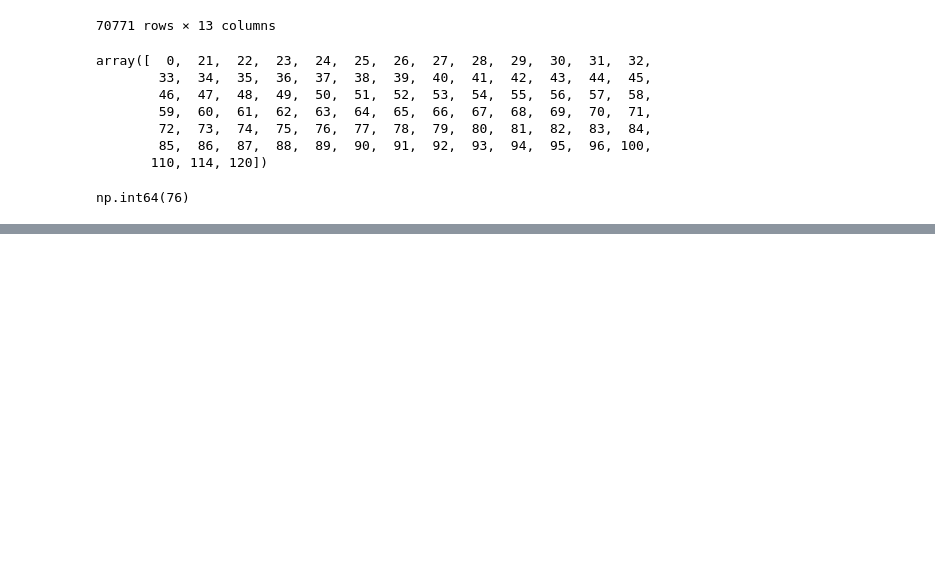
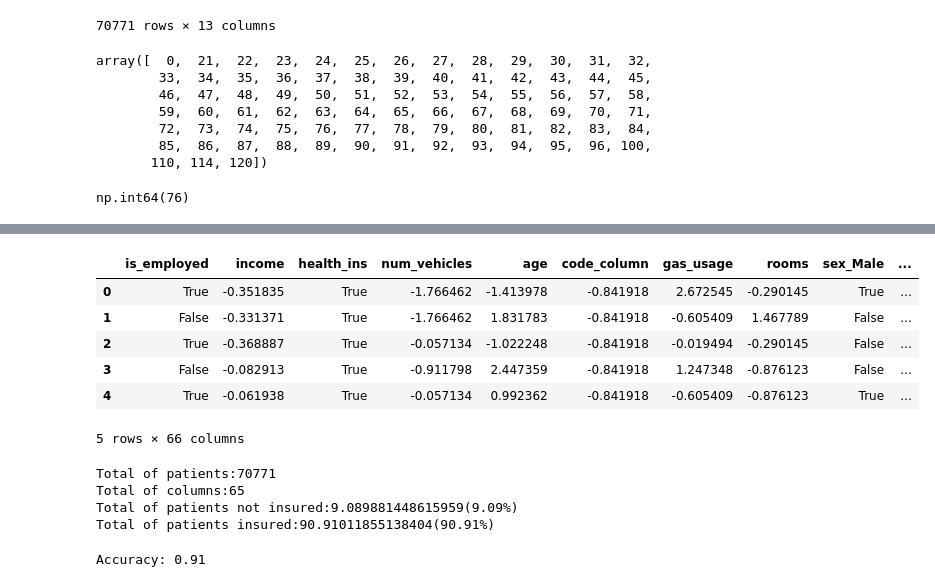
Before and after one commit to joaopecomonteiro/trabalho_ids, a Jupyter notebook: joao_playground.ipynb, the cells around one changed output, grey strips where cells are left out. Cells and saved outputs as stored; diff of their text form; code cells hidden in the pictures; blank space fills up the shorter version.

```diff
--- a/joao_playground.ipynb
+++ b/joao_playground.ipynb
@@ -177,0 +257,7 @@ np.int64(76)
+# %%
+data['income'] = z_scores["income"]
+data['num_vehicles'] = z_scores["num_vehicles"]
+data['age'] = z_scores["age"]
+data['code_column'] = z_scores["code_column"]
+data['gas_usage'] = z_scores["gas_usage"]
+data['rooms'] = z_scores["rooms"]
@@ -177,0 +273,51 @@ np.int64(76)
+# %%
+data_encoded = pd.get_dummies(data, drop_first=True)
+data_encoded.head()
+# %% [output]
+|  | is_employed | income | health_ins | num_vehicles | age | code_column | gas_usage | rooms | sex_Male | ... |
+| 0 | True | -0.351835 | True | -1.766462 | -1.413978 | -0.841918 | 2.672545 | -0.290145 | True | ... |
+| 1 | False | -0.331371 | True | -1.766462 | 1.831783 | -0.841918 | -0.605409 | 1.467789 | False | ... |
+| 2 | True | -0.368887 | True | -0.057134 | -1.022248 | -0.841918 | -0.019494 | -0.290145 | False | ... |
+| 3 | False | -0.082913 | True | -0.911798 | 2.447359 | -0.841918 | 1.247348 | -0.876123 | False | ... |
+| 4 | True | -0.061938 | True | -0.057134 | 0.992362 | -0.841918 | -0.605409 | -0.876123 | True | ... |
+5 rows × 66 columns
+# %%
+patients = data_encoded.shape[0]
+features = data_encoded.shape[1] - 1
+
+not_insured = len(data_encoded[data_encoded.health_ins == False])
+insured = len(data[data_encoded.health_ins == True])
+val = [not_insured, insured]
+
+percentage_not_insured = (float(not_insured)/patients) * 100
+percentage_insured = (float(insured)/patients) * 100
+
+print(f'Total of patients:{patients}')
+print(f'Total of columns:{features}')
+print(f'Total of patients not insured:{percentage_not_insured}({percentage_not_insured:.2f}%)')
+print(f'Total of patients insured:{percentage_insured}({percentage_insured:.2f}%)')
+# %% [output]
+Total of patients:70771
+Total of columns:65
+Total of patients not insured:9.089881448615959(9.09%)
+Total of patients insured:90.91011855138404(90.91%)
+# %%
+from sklearn.model_selection import train_test_split
+from sklearn.ensemble import RandomForestClassifier
+from sklearn.metrics import accuracy_score
+
+X = data_encoded.drop(columns=['health_ins'])  # Features (drop the target and any non-relevant columns)
+y = data_encoded['health_ins']  # Target variable
+
+X_train, X_test, y_train, y_test = train_test_split(X, y, test_size=0.2, random_state=42)
+
+model = RandomForestClassifier(n_estimators=100, random_state=42)  # You can adjust n_estimators
+model.fit(X_train, y_train)
+
+y_pred = model.predict(X_test)
+
+# Step 6: Evaluate the model performance
+accuracy = accuracy_score(y_test, y_pred)
+print(f'Accuracy: {accuracy:.2f}')
+# %% [output]
+Accuracy: 0.91
```
Also changed, not shown: parts of 12 cells of this notebook.
